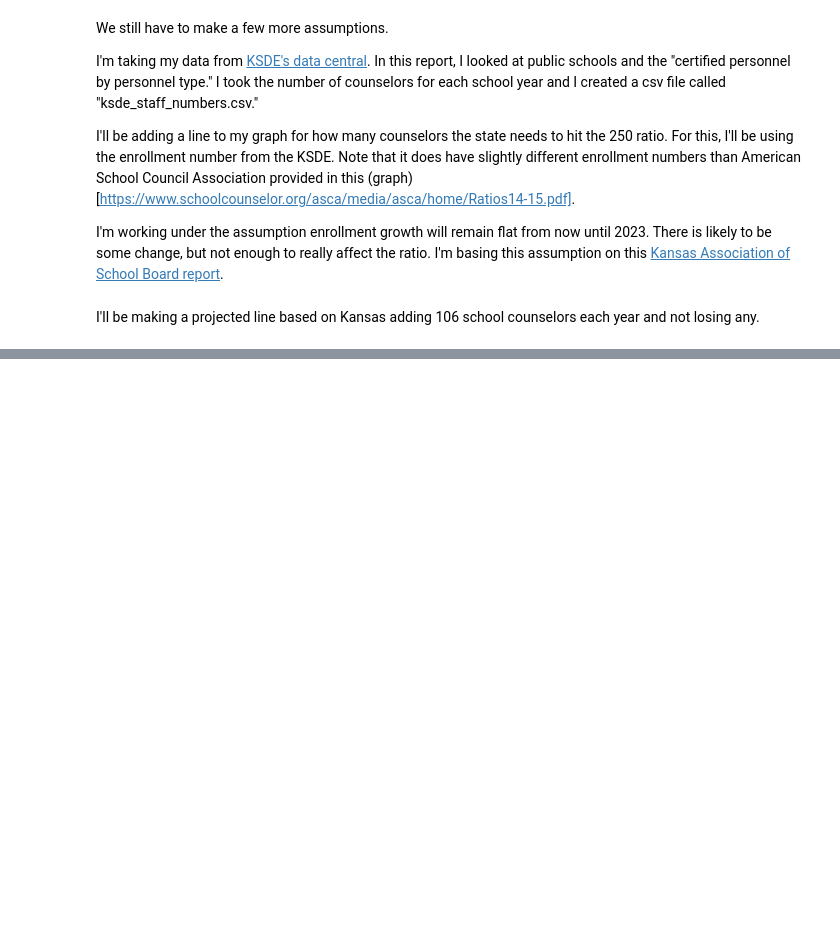
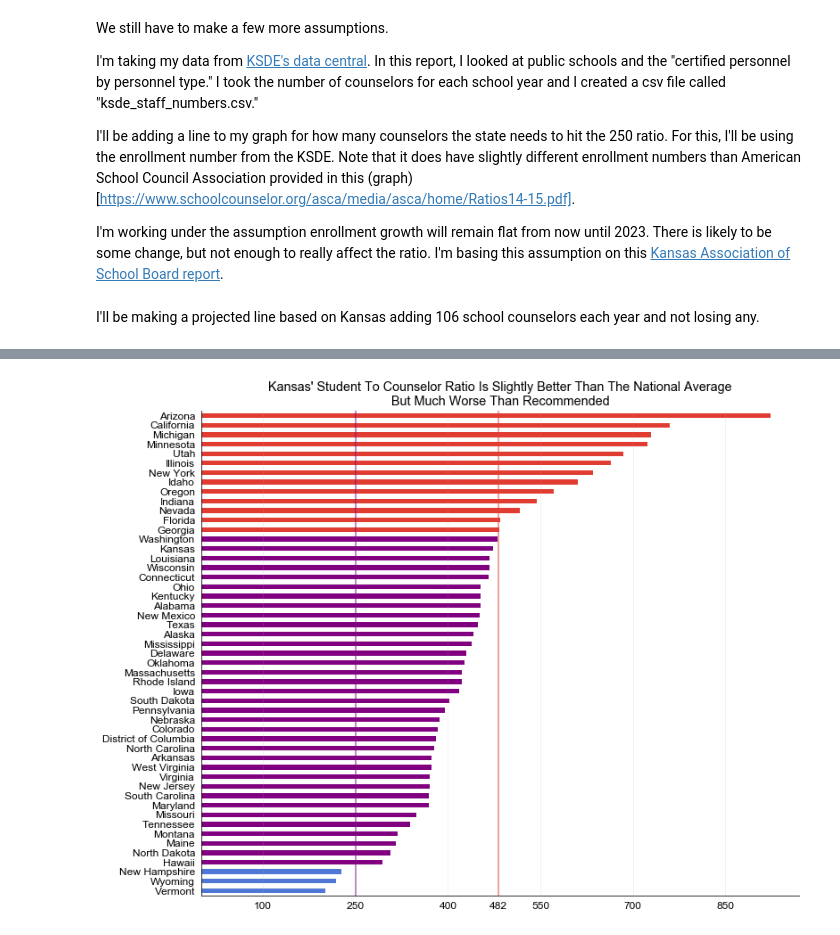
Before and after one commit to Bisaha/Brownback-School-Counselors, a Jupyter notebook: Brownback School Counselor Proposal.ipynb, the cells around one changed output, grey strips where cells are left out. Drawn from its saved outputs; the diff is of its cells as text; code cells hidden in the pictures; blank space fills up the shorter version.

```diff
--- a/Brownback School Counselor Proposal.ipynb
+++ b/Brownback School Counselor Proposal.ipynb
@@ -184,0 +190,59 @@ ax.tick_params(which='both', # Options for both major and minor ticks
+# %%
+df = pd.read_csv("tabula-Ratios14-15-cleaned.csv")
+df["ratio"] = round(df["students"]/df["counselors"],0).apply(int)
+df = df.sort_values("ratio")
+df = df.set_index("State")
+df = df.drop("United States")
+
+def get_colors(item):
+    if item < 250:
+        return '#4f78d6'
+    elif item < 482:
+        return "purple"
+    else:
+        return '#e03c31'
+
+df["colors"] = df["ratio"].apply(get_colors)
+
+
+
+matplotlib.rcParams['font.sans-serif'] = "Arial"
+matplotlib.rcParams.update({'font.size': 12})
+
+data = df["ratio"]
+fig, ax = plt.subplots(figsize=(12,10))
+
+#ax.bar(data)
+
+#colors=['#4f78d6' if row.ratio < 250 elif "purple" if row.ratio < 482 else '#4f78d6' for name,row in df.iterrows()]
+data.plot(kind="barh",ax=ax,color=df["colors"])
+
+
+#data.plot(kind="barh",ax=ax,color=df['Colors'].apply(lambda x: colors[x]))
+
+ax.spines['top'].set_visible(False)
+ax.spines['right'].set_visible(False)
+ax.grid(which='major',axis="y", linestyle='-',alpha=0)
+
+ax.grid(which='major',axis="x", linestyle='-',alpha=.2)
+
+
+ax.set_title("Kansas' Student To Counselor Ratio Is Slightly Better Than The National Average\n But Much Worse Than Recommended ")
+#fmt = '{x:.0f}%'
+#tick = mtick.StrMethodFormatter(fmt)
+#ax.xaxis.set_major_formatter(tick)
+ax.tick_params(which='both', # Options for both major and minor ticks
+            top='off', # turn off top ticks
+            left='off', # turn off left ticks
+            right='off',  # turn off right ticks
+            bottom='off') # turn off bottom ticks
+#ax.get_yaxis().set_visible(False)
+ax.xaxis.set_ticks([100, 250, 400, 482, 550, 700, 850])
+ax.axvline(x=250, ymin=0, ymax=1,color="purple",alpha=.6)
+ax.axvline(x=482, ymin=0, ymax=1,color="#e03c31",alpha=.6)
+
+ax.set_ylabel("")
+
+plt.savefig("Kansas Graduation Rate.pdf")
+# %% [output]
+[figure, added]
```
Also changed, not shown: parts of 6 cells of this notebook, 1 other file.
